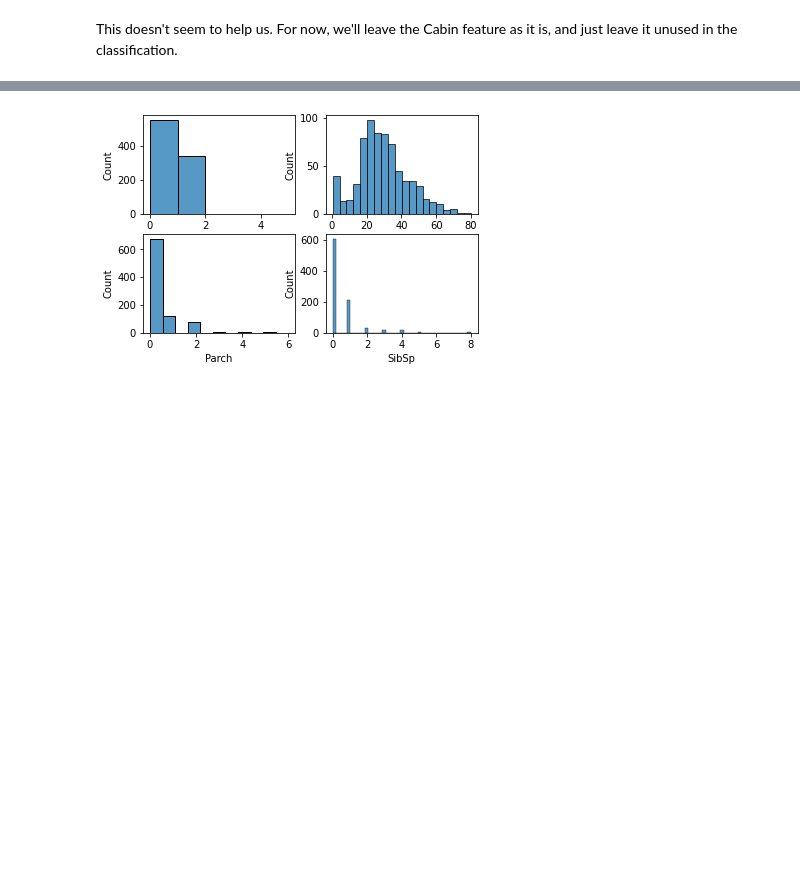
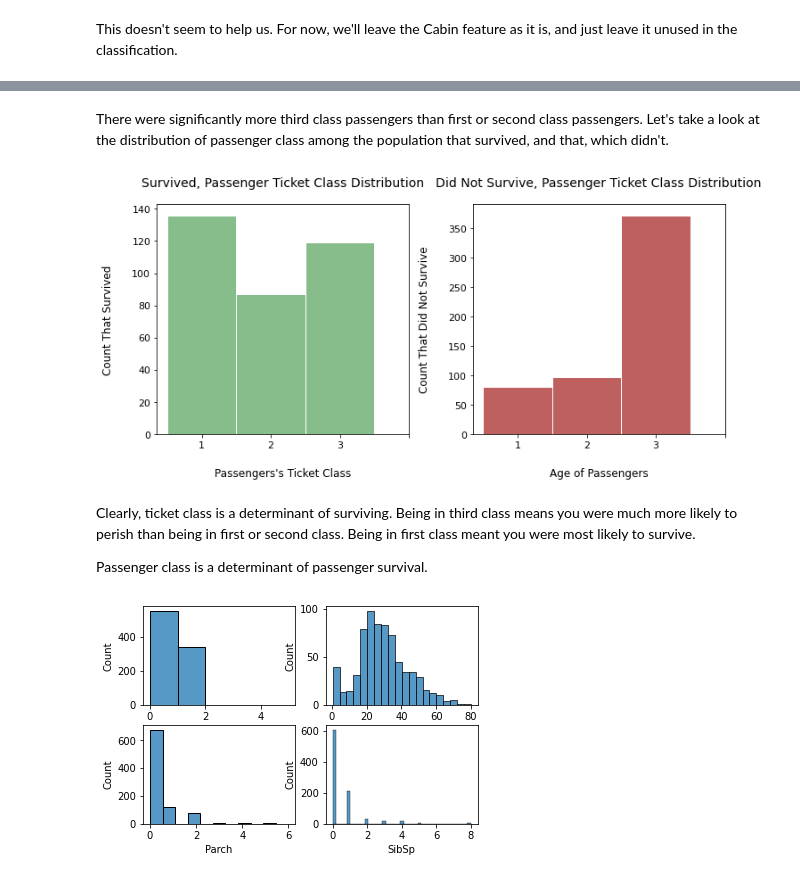
Before and after one commit to pvasudev16/titanic, a Jupyter notebook: titanic.ipynb, the cells around one changed output, grey strips where cells are left out. Saved outputs shown, nothing was run; the diff lists cells and outputs as text; code cells hidden in the pictures; blank space fills up the shorter version.

```diff
--- a/titanic.ipynb
+++ b/titanic.ipynb
@@ -267,3 +442,56 @@ Age is a continuous variable, so let's make a histogram of it.
+# %% [markdown]
+There were significantly more third class passengers than first or second class passengers. Let's take a look at the distribution of passenger class among the population that survived, and that, which didn't.
+# %%
+fig, (ax1, ax2) = plt.subplots(1,2)
+fig.set_size_inches(
+    FIG_WIDTH_INCHES * 2,
+    FIG_HEIGHT_INCHES
+)
+# Define a bin list for classes 1, 2, 3
+bin_list = [1, 2, 3, 4]
+plot_histogram(
+    axis=ax1,
+    data_frame=train_data[
+        train_data["Survived"]==1
+    ],
+    data_column_string="Pclass",
+    bins_list=[1, 2, 3, 4],
+    colour_string=SURVIVED_COLOUR,
+    xlabel_string="Passengers's Ticket Class",
+    ylabel_string="Count That Survived",
+    title_string="Survived, Passenger Ticket Class Distribution",
+    linewidth_num=1,
+    alignment_string="left"
+)
+
+plot_histogram(
+    axis=ax2,
+    data_frame=train_data[
+        train_data["Survived"]==0
+    ],
+    data_column_string="Pclass",
+    bins_list=[1, 2, 3, 4],
+    colour_string=DID_NOT_SURVIVE_COLOUR,
+    xlabel_string="Age of Passengers",
+    ylabel_string="Count That Did Not Survive",
+    title_string="Did Not Survive, Passenger Ticket Class Distribution",
+    linewidth_num=1,
+    alignment_string="left"
+)
+
+# Adjust the x-ticks and x-ticklabels to have only passenger class 1, 2, 3
+ax1.set_xticks(bin_list)
+ax2.set_xticks(bin_list)
+ax1.set_xticklabels([1, 2, 3, None])
+ax2.set_xticklabels([1, 2, 3, None])
+plt.tight_layout()
+plt.show()
+# %% [output]
+[figure, added]
+# %% [markdown]
+Clearly, ticket class is a determinant of surviving. Being in third class means you were much more likely to perish than being in first or second class. Being in first class meant you were most likely to survive.
+
+Passenger class is a determinant of passenger survival.
 # %%
 plt.subplot(221)
 sns.histplot(train_data, x="Survived", bins=[0,1,2,3,4,5])
```
Also changed, not shown: parts of 13 cells of this notebook.
